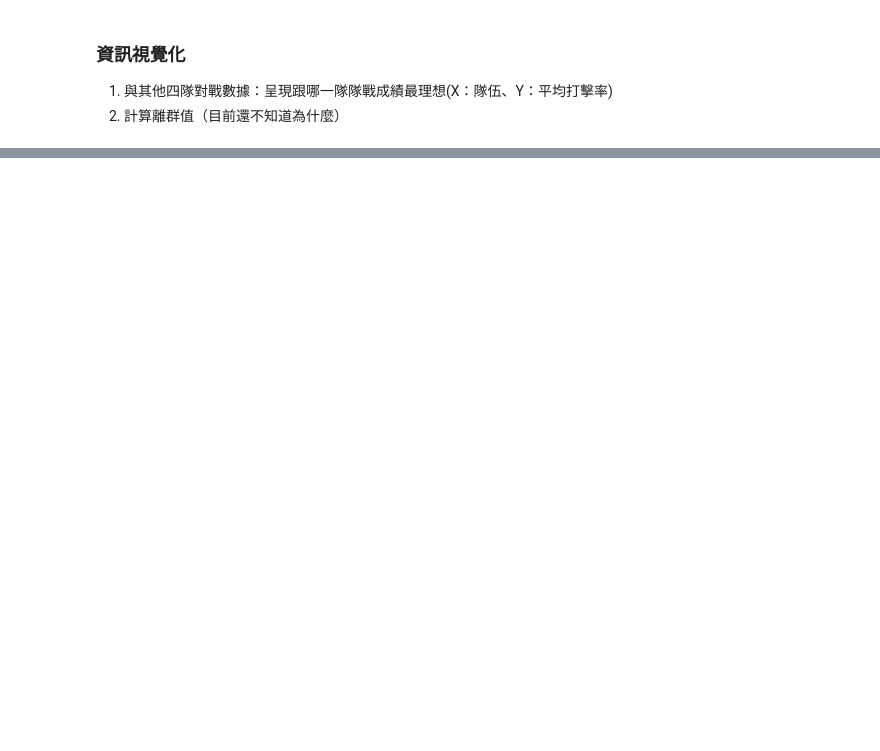
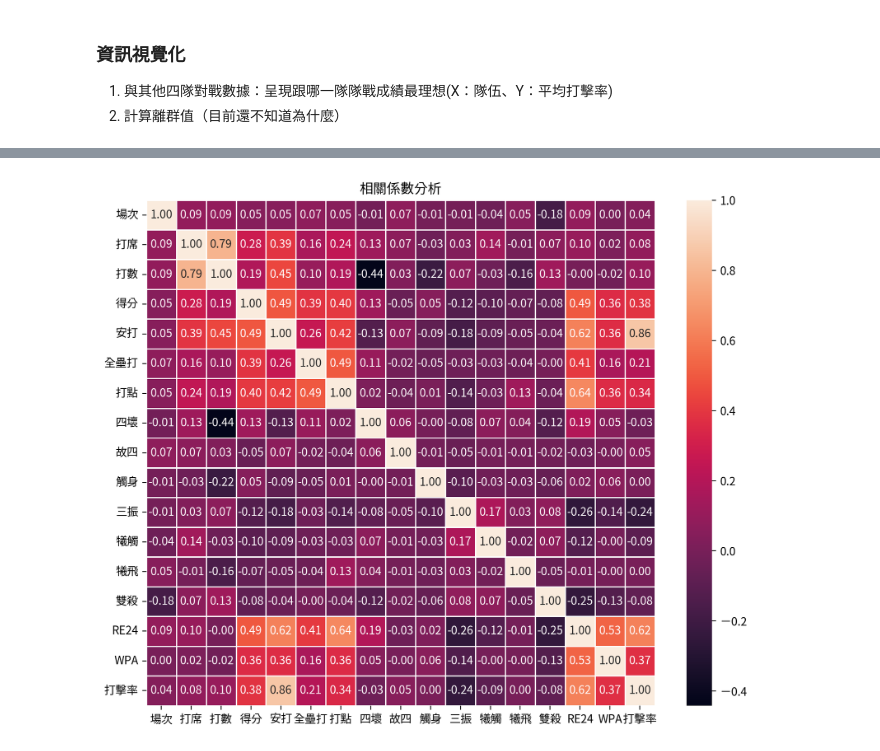
Before and after one commit to Rachelyah/CPBL_Baseball_ML_project, a Jupyter notebook: (2)資料清洗&視覺化.ipynb, the cells around one changed output, grey strips where cells are left out. Cells and saved outputs as stored; diff of their text form; code cells hidden in the pictures; blank space fills up the shorter version.

```diff
--- a/(2)資料清洗&視覺化.ipynb
+++ b/(2)資料清洗&視覺化.ipynb
@@ -194,0 +211,12 @@ df1
+# %%
+# 刪除csv檔中的日期、對手欄位
+
+import pandas as pd
+
+# 假设 df 是你的数据框
+df = pd.read_csv('./cpbl_rakuten_05.csv')
+
+# 删除日期和对手字段
+new_df = df.drop(['日期', '對手'], axis=1)
+
+new_df
@@ -194,0 +260,27 @@ df1
+# %%
+# 將相關係數繪製熱力圖視覺化
+
+
+import seaborn as sns
+import matplotlib.pyplot as plt
+
+correlation_matrix = new_df.corr()
+%config InlineBackend.figure_format = 'retina'
+
+# 設定中文字體
+chinese_font = FontProperties(fname='./TaipeiSansTCBeta-Regular.ttf')
+plt.rcParams['font.sans-serif'] = ['Taipei Sans TC Beta']
+
+# 繪製熱力圖
+plt.figure(figsize=(10, 8))  # 调整图表大小
+heatmap = sns.heatmap(correlation_matrix, annot=True, fmt='.2f', linewidths=.5)
+plt.title('相關係數分析')
+
+# 將標籤文字設定為橫向排列
+heatmap.set_xticklabels(heatmap.get_xticklabels(), rotation=0)
+heatmap.set_yticklabels(heatmap.get_yticklabels(), rotation=0)
+
+
+plt.show()
+# %% [output]
+[figure, added]
```
Also changed, not shown: parts of 13 cells of this notebook, 4 other files.
